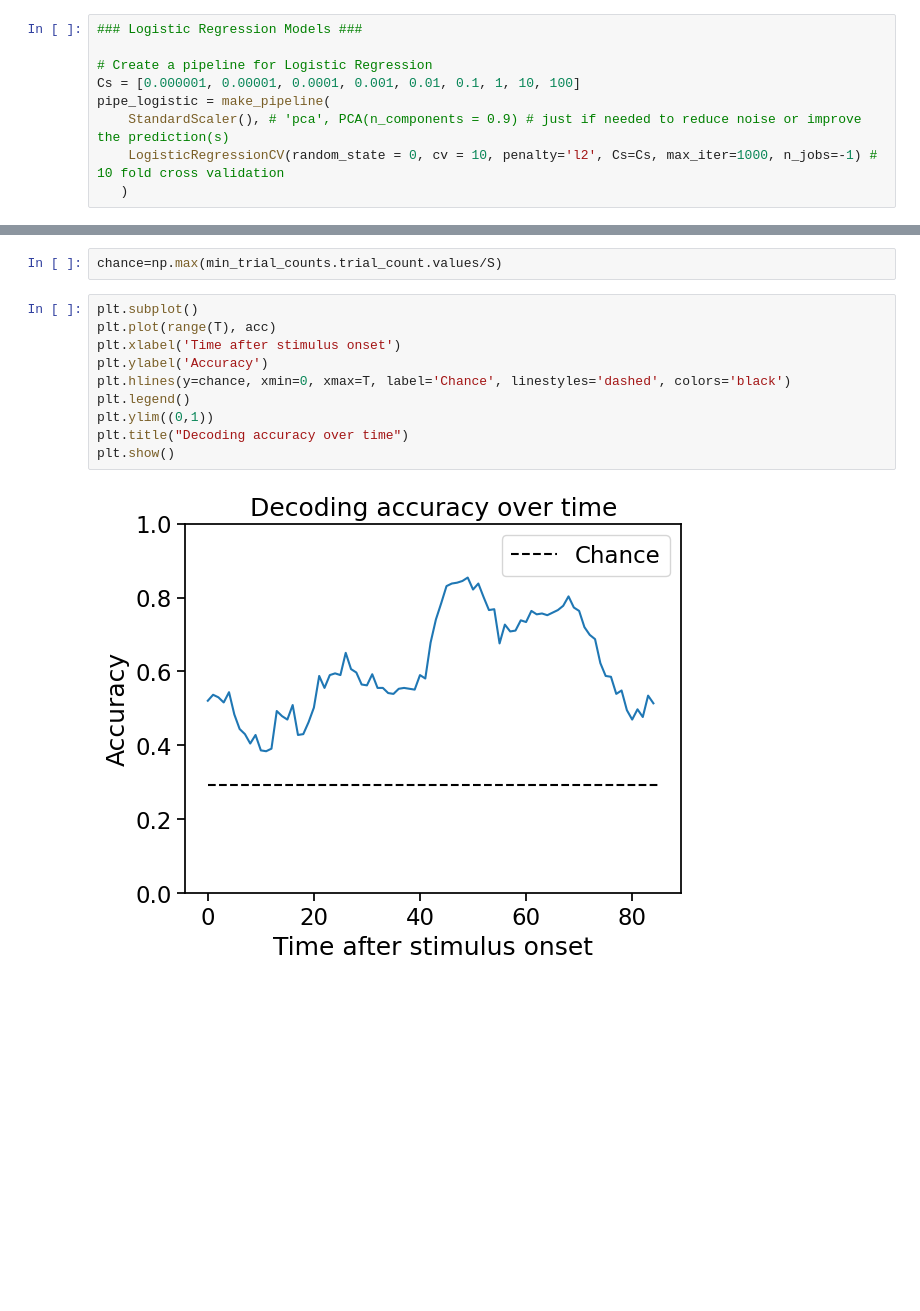
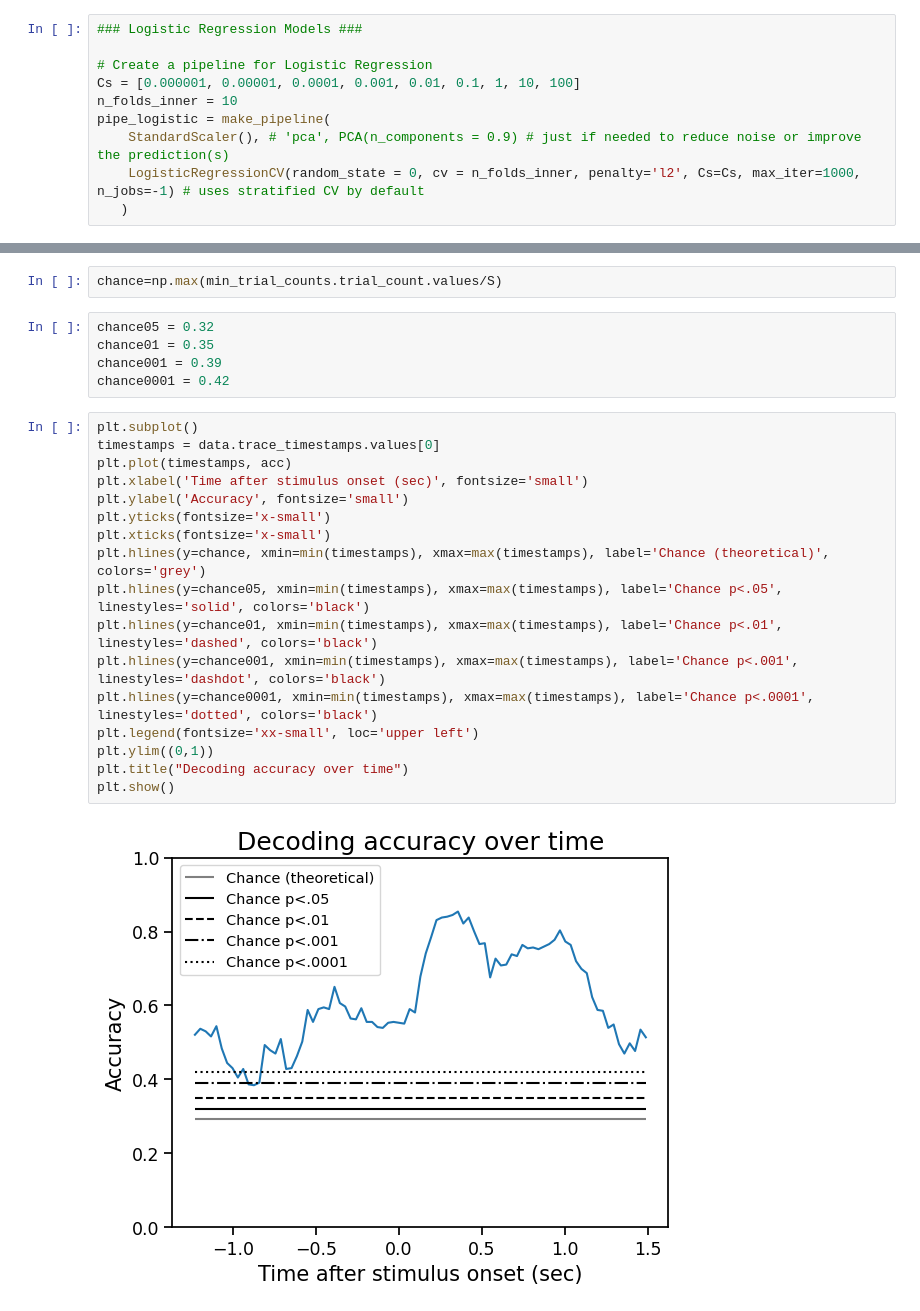
Before and after one commit to ahrends/AllenNeurons, a Jupyter notebook: AllenData_decoding_MM.ipynb, the cells around one changed output, grey strips where cells are left out. Cells and saved outputs as stored; diff of their text form; blank space fills up the shorter version.

Commit message:
added plots

```diff
--- a/AllenData_decoding_MM.ipynb
+++ b/AllenData_decoding_MM.ipynb
@@ -267,9 +267,10 @@ display(X.shape,y.shape)
 
 # Create a pipeline for Logistic Regression
 Cs = [0.000001, 0.00001, 0.0001, 0.001, 0.01, 0.1, 1, 10, 100]
+n_folds_inner = 10
 pipe_logistic = make_pipeline(
     StandardScaler(), # 'pca', PCA(n_components = 0.9) # just if needed to reduce noise or improve the prediction(s)
-    LogisticRegressionCV(random_state = 0, cv = 10, penalty='l2', Cs=Cs, max_iter=1000, n_jobs=-1) # 10 fold cross validation
+    LogisticRegressionCV(random_state = 0, cv = n_folds_inner, penalty='l2', Cs=Cs, max_iter=1000, n_jobs=-1) # uses stratified CV by default
    )
 # %% [markdown]
 Steps:
@@ -319,14 +322,26 @@ Finally, generate some plots to investigate prediction accuracies. First calcula
 # %%
 chance=np.max(min_trial_counts.trial_count.values/S)
+# %%
+chance05 = 0.32
+chance01 = 0.35
+chance001 = 0.39
+chance0001 = 0.42
 # %%
 plt.subplot()
-plt.plot(range(T), acc)
-plt.xlabel('Time after stimulus onset')
-plt.ylabel('Accuracy')
-plt.hlines(y=chance, xmin=0, xmax=T, label='Chance', linestyles='dashed', colors='black')
-plt.legend()
+timestamps = data.trace_timestamps.values[0]
+plt.plot(timestamps, acc)
+plt.xlabel('Time after stimulus onset (sec)', fontsize='small')
+plt.ylabel('Accuracy', fontsize='small')
+plt.yticks(fontsize='x-small')
+plt.xticks(fontsize='x-small')
+plt.hlines(y=chance, xmin=min(timestamps), xmax=max(timestamps), label='Chance (theoretical)', colors='grey')
+plt.hlines(y=chance05, xmin=min(timestamps), xmax=max(timestamps), label='Chance p<.05', linestyles='solid', colors='black')
+plt.hlines(y=chance01, xmin=min(timestamps), xmax=max(timestamps), label='Chance p<.01', linestyles='dashed', colors='black')
+plt.hlines(y=chance001, xmin=min(timestamps), xmax=max(timestamps), label='Chance p<.001', linestyles='dashdot', colors='black')
+plt.hlines(y=chance0001, xmin=min(timestamps), xmax=max(timestamps), label='Chance p<.0001', linestyles='dotted', colors='black')
+plt.legend(fontsize='xx-small', loc='upper left')
 plt.ylim((0,1))
 plt.title("Decoding accuracy over time")
 plt.show()
 # %% [output]
-[figure, old version]
+[figure, new version]
```
Also changed, not shown: parts of 3 cells of this notebook.
